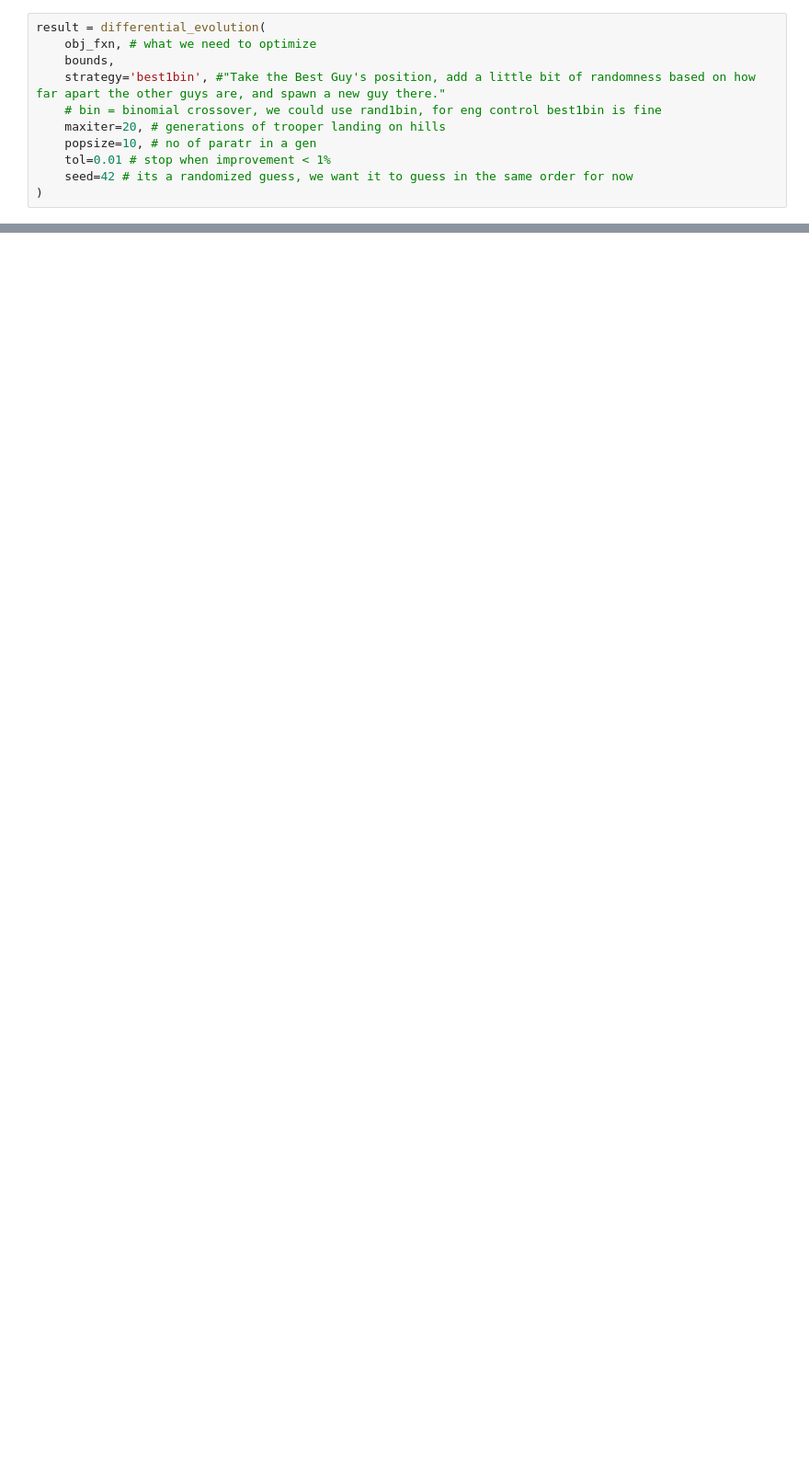
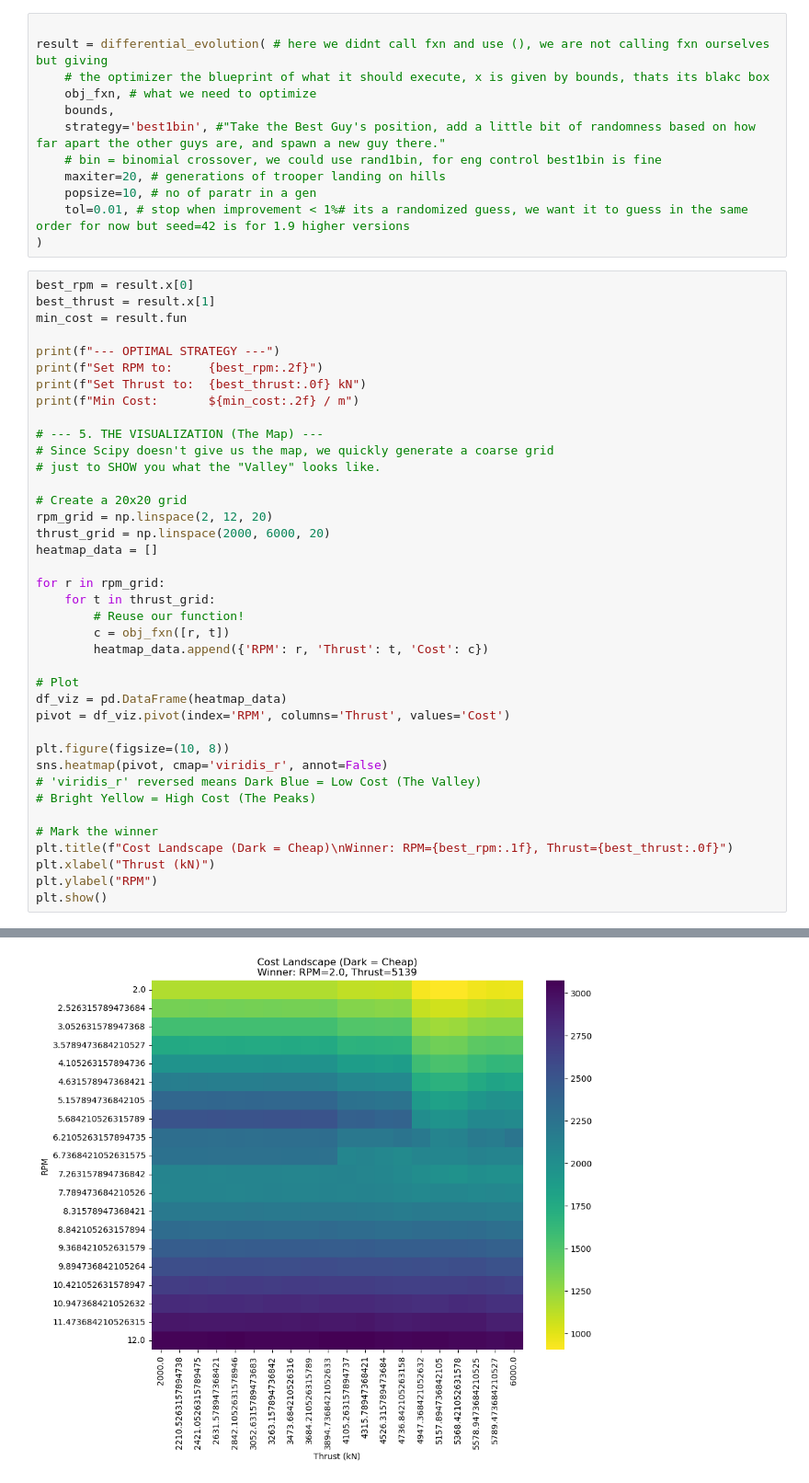
Before and after one commit to wxb-sly/tbm-rop-predictor, a Jupyter notebook: notebooks/04_optimize.ipynb, the cells around one changed output, grey strips where cells are left out. Shown at 92% size. Cells and saved outputs as stored; diff of their text form; blank space fills up the shorter version.

Commit message:
Refractor: make optimizer work

```diff
--- a/notebooks/04_optimize.ipynb
+++ b/notebooks/04_optimize.ipynb
@@ -47,11 +80,52 @@ bounds = [ ]        # bounds for rpm and thrust
 # %%
-result = differential_evolution(
+
+result = differential_evolution( # here we didnt call fxn and use (), we are not calling fxn ourselves but giving
+    # the optimizer the blueprint of what it should execute, x is given by bounds, thats its blakc box
     obj_fxn, # what we need to optimize
     bounds,
     strategy='best1bin', #"Take the Best Guy's position, add a little bit of randomness based on how far apart the other guys are, and spawn a new guy there."
     # bin = binomial crossover, we could use rand1bin, for eng control best1bin is fine
     maxiter=20, # generations of trooper landing on hills
     popsize=10, # no of paratr in a gen
-    tol=0.01 # stop when improvement < 1%
-    seed=42 # its a randomized guess, we want it to guess in the same order for now
+    tol=0.01, # stop when improvement < 1%# its a randomized guess, we want it to guess in the same order for now but seed=42 is for 1.9 higher versions
 )
+# %%
+best_rpm = result.x[0]
+best_thrust = result.x[1]
+min_cost = result.fun
+
+print(f"--- OPTIMAL STRATEGY ---")
+print(f"Set RPM to:     {best_rpm:.2f}")
+print(f"Set Thrust to:  {best_thrust:.0f} kN")
+print(f"Min Cost:       ${min_cost:.2f} / m")
+
+# --- 5. THE VISUALIZATION (The Map) ---
+# Since Scipy doesn't give us the map, we quickly generate a coarse grid
+# just to SHOW you what the "Valley" looks like.
+
+# Create a 20x20 grid
+rpm_grid = np.linspace(2, 12, 20)
+thrust_grid = np.linspace(2000, 6000, 20)
+heatmap_data = []
+
+for r in rpm_grid:
+    for t in thrust_grid:
+        # Reuse our function!
+        c = obj_fxn([r, t])
+        heatmap_data.append({'RPM': r, 'Thrust': t, 'Cost': c})
+
+# Plot
+df_viz = pd.DataFrame(heatmap_data)
+pivot = df_viz.pivot(index='RPM', columns='Thrust', values='Cost')
+
+plt.figure(figsize=(10, 8))
+sns.heatmap(pivot, cmap='viridis_r', annot=False)
+# 'viridis_r' reversed means Dark Blue = Low Cost (The Valley)
+# Bright Yellow = High Cost (The Peaks)
+
+# Mark the winner
+plt.title(f"Cost Landscape (Dark = Cheap)\nWinner: RPM={best_rpm:.1f}, Thrust={best_thrust:.0f}")
+plt.xlabel("Thrust (kN)")
+plt.ylabel("RPM")
+plt.show()
+# %% [output]
@@ -57,0 +136 @@ result = differential_evolution(
+[figure, added]
```
Also changed, not shown: parts of 2 cells of this notebook.
